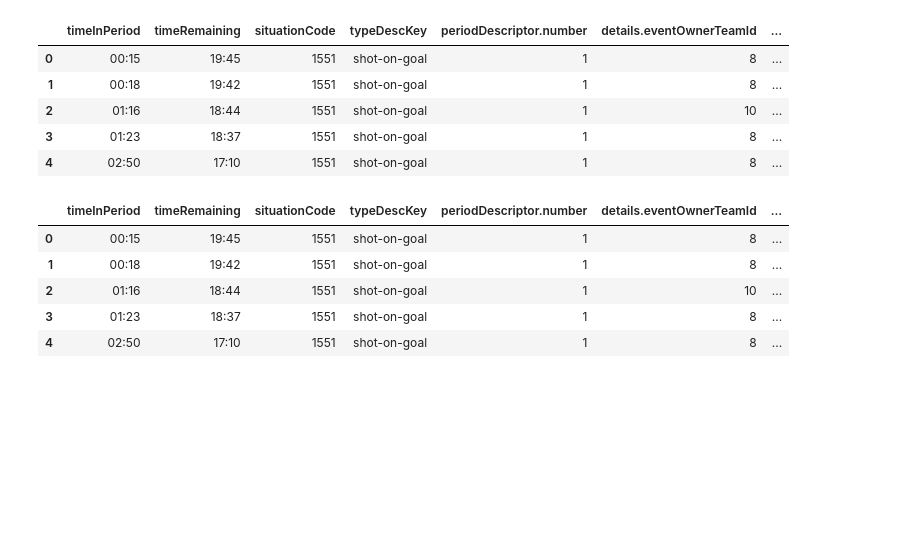
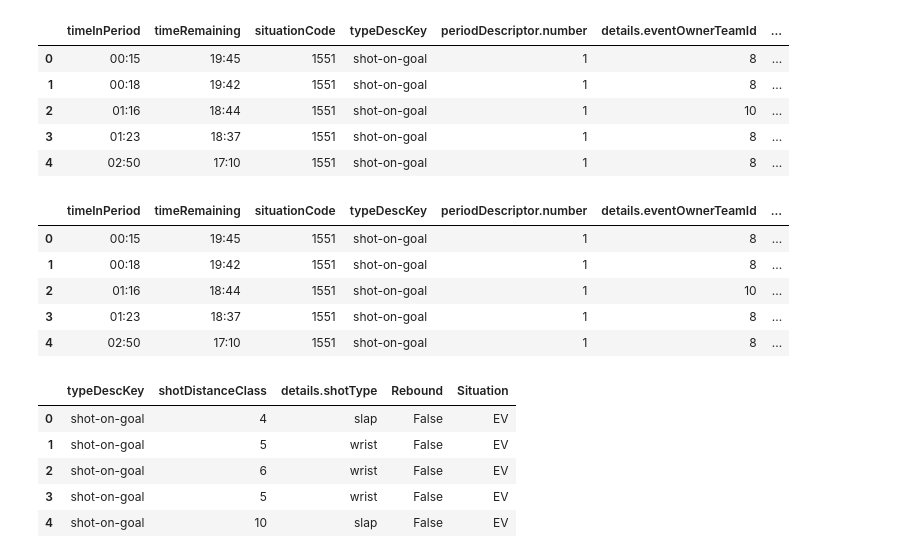
Before and after one commit to rromaniuk31/PhD-Research, a Jupyter notebook: Create_Historical_Models.ipynb, the cells around one changed output. Saved outputs shown, nothing was run; the diff lists cells and outputs as text; code cells hidden in the pictures; blank space fills up the shorter version.

```diff
--- a/Create_Historical_Models.ipynb
+++ b/Create_Historical_Models.ipynb
@@ -280,3 +284,16 @@ train_pbp_krzy05.head()
 | 2 | 01:16 | 18:44 | 1551 | shot-on-goal | 1 | 10 | ... |
 | 3 | 01:23 | 18:37 | 1551 | shot-on-goal | 1 | 8 | ... |
 | 4 | 02:50 | 17:10 | 1551 | shot-on-goal | 1 | 8 | ... |
+# %%
+# Reduce to only neccessary columns for the model
+keep_cols = ["typeDescKey", "shotDistanceClass", "details.shotType", "Rebound", "Situation"]
+train_pbp_krzy05 = train_pbp_krzy05[keep_cols]
+test_pbp_krzy05 = test_pbp_krzy05[keep_cols]
+train_pbp_krzy05.head()
+# %% [output]
+|  | typeDescKey | shotDistanceClass | details.shotType | Rebound | Situation |
+| 0 | shot-on-goal | 4 | slap | False | EV |
+| 1 | shot-on-goal | 5 | wrist | False | EV |
+| 2 | shot-on-goal | 6 | wrist | False | EV |
+| 3 | shot-on-goal | 5 | wrist | False | EV |
+| 4 | shot-on-goal | 10 | slap | False | EV |
```
Also changed, not shown: parts of 8 cells of this notebook.
